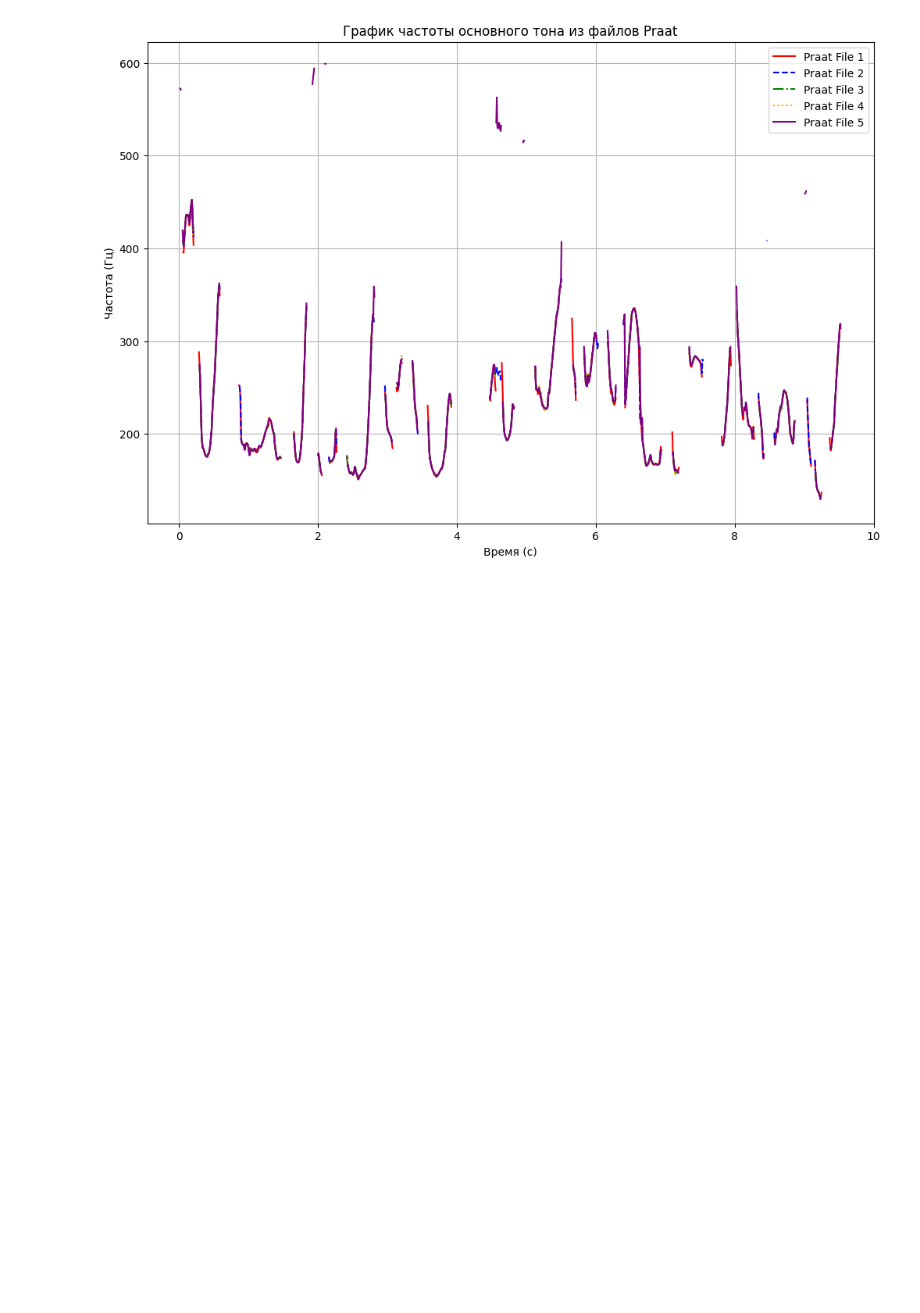
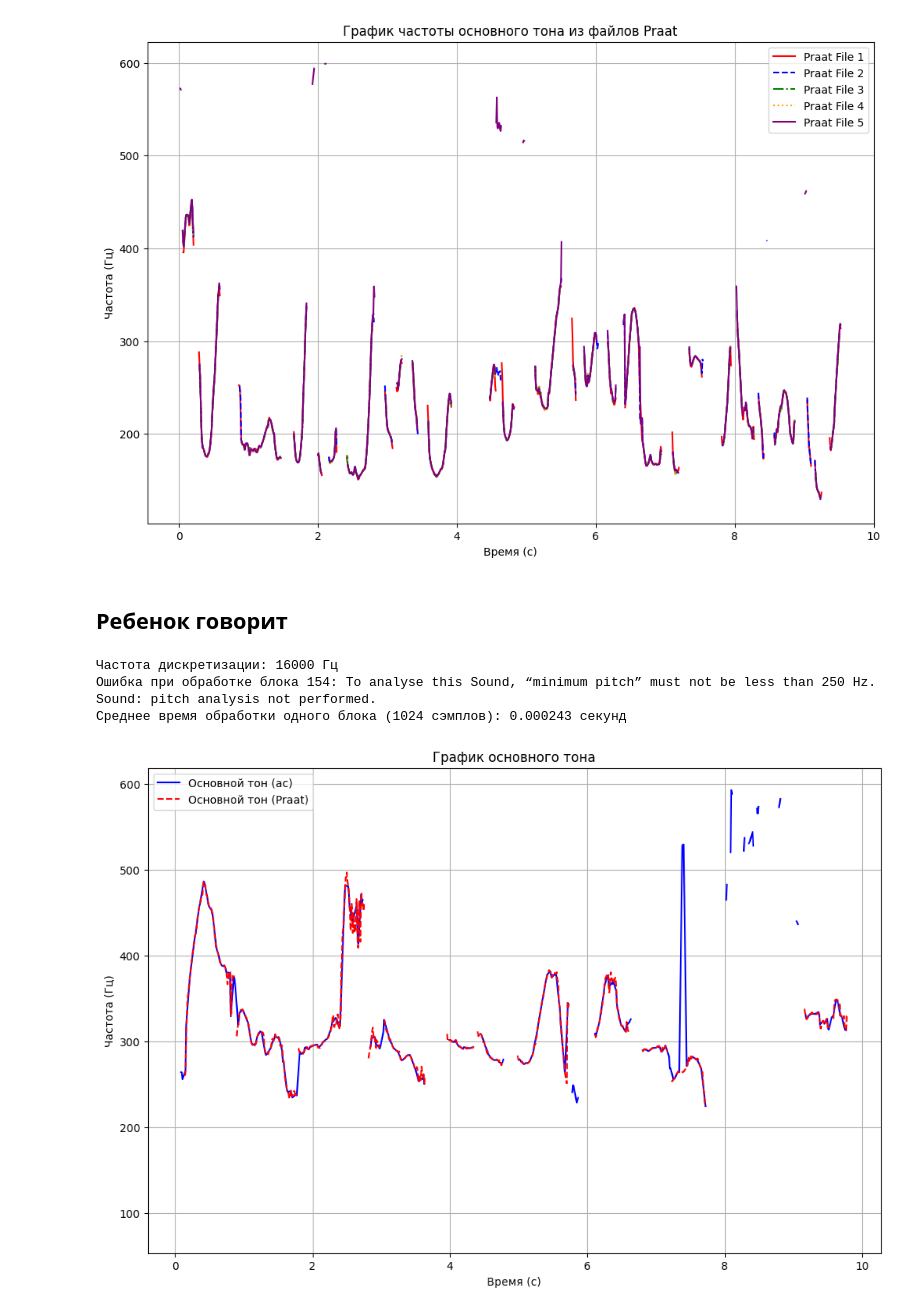
Before and after one commit to crazy-historian/speech_enhancement, a Jupyter notebook: methodparserl.ipynb, the cells around one changed output. Saved outputs shown, nothing was run; the diff lists cells and outputs as text; code cells hidden in the pictures; blank space fills up the shorter version.

```diff
--- a/methodparserl.ipynb
+++ b/methodparserl.ipynb
@@ -321,3 +321,30 @@ plot_praat_files(praat_files)
 #hello
 # %% [output]
 [figure]
+# %% [markdown]
+## **Ребенок говорит**
+# %%
+audio6 = 'silero_vad/files/rebenok1mono.wav'
+praat6 = 'silero_vad/files/rebenokpitch.txt'
+
+process_audio(
+    audio6,                  # Путь к аудиофайлу
+    praat_file=praat6,             # Путь к файлу Praat
+    method="ac",                 # Метод: "ac" или "cc"
+    pitch_floor=75,              # Минимальная частота
+    pitch_ceiling=600,           # Максимальная частота
+    time_step=0.01,              # Шаг анализа
+    silence_threshold=0.03,      # Порог тишины
+    voicing_threshold=0.45,      # Порог озвучивания
+    octave_cost=0.01,            # Стоимость отклонения на октаву
+    octave_jump_cost=0.35,       # Стоимость скачка на октаву
+    voiced_unvoiced_cost=0.14,   # Стоимость перехода между озвученным и неозвученным
+    blocksize=1024,               # Размер блока
+    plot_results=True            # Построить график
+);
+# %% [output]
+Частота дискретизации: 16000 Гц
+Ошибка при обработке блока 154: To analyse this Sound, “minimum pitch” must not be less than 250 Hz.
+Sound: pitch analysis not performed.
+Среднее время обработки одного блока (1024 сэмплов): 0.000243 секунд
+[figure, added]
```
Also changed, not shown: parts of 2 cells of this notebook, 12 other files.
